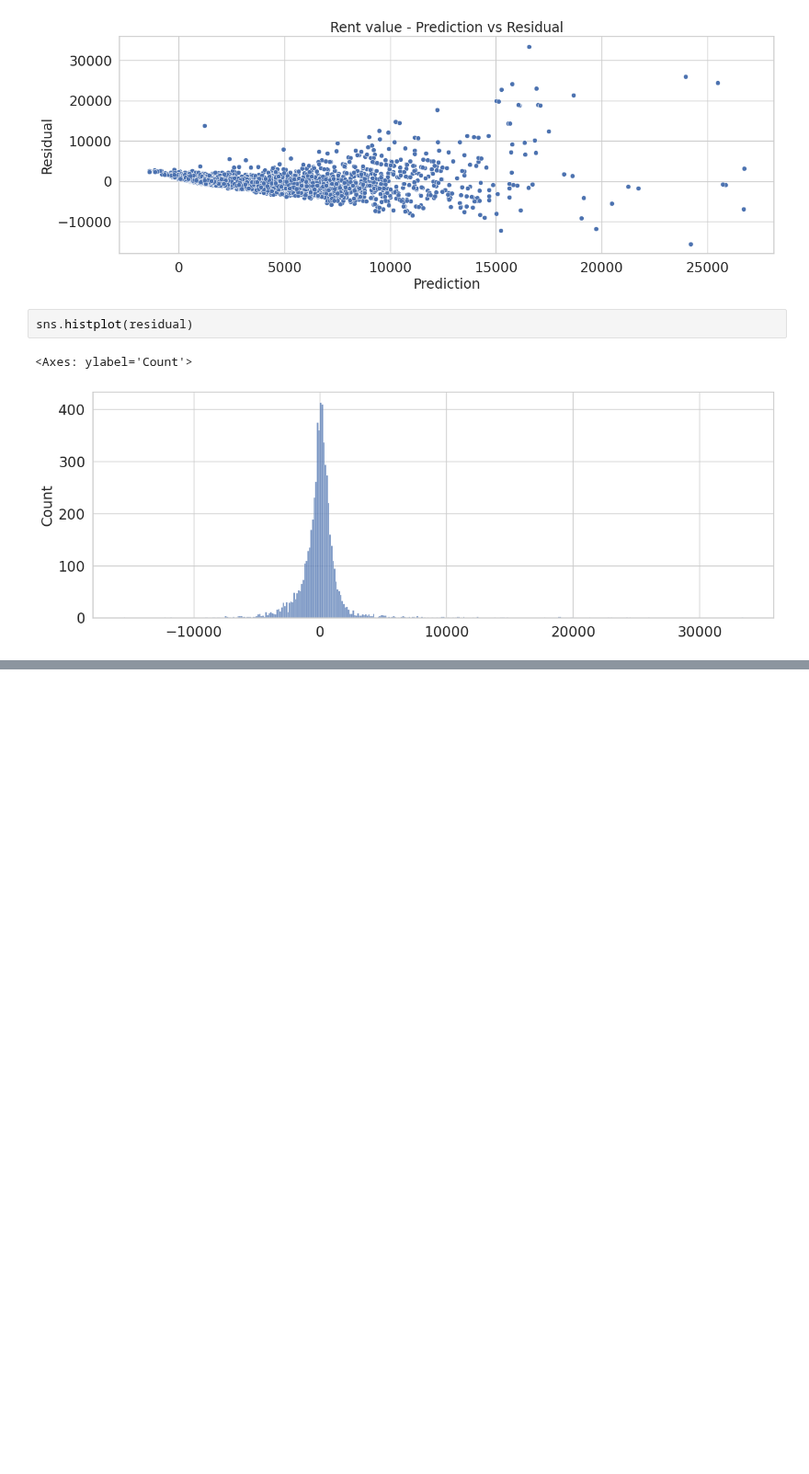
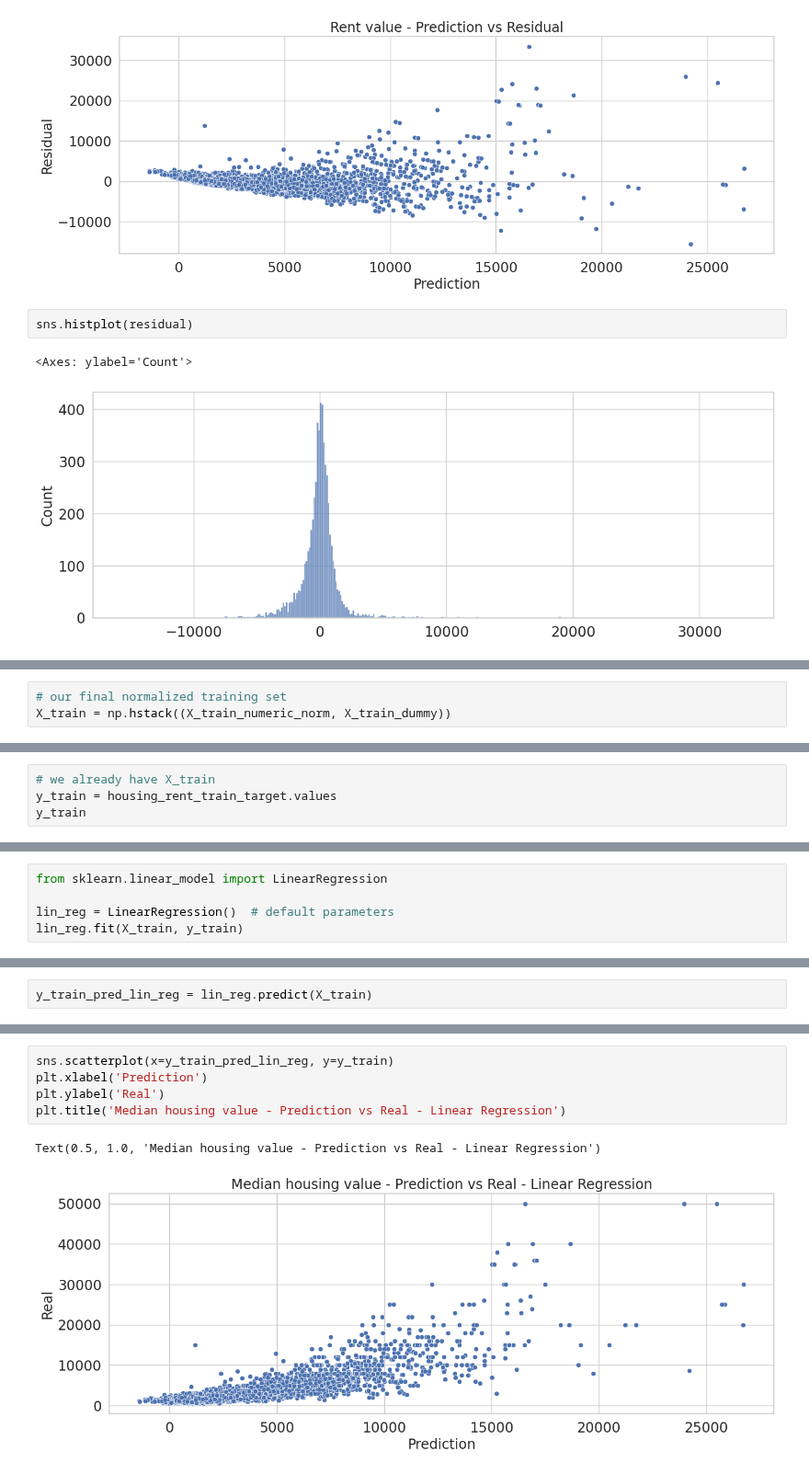
Before and after one commit to HWatanuki/Trabalho_D2APR, a Jupyter notebook: saopaulo-housing.ipynb, the cells around one changed output, grey strips where cells are left out. Shown at 92% size. Drawn from its saved outputs; the diff is of its cells as text; blank space fills up the shorter version.

```diff
--- a/saopaulo-housing.ipynb
+++ b/saopaulo-housing.ipynb
@@ -663,0 +763,3 @@ sns.histplot(residual)
+# %%
+# our final normalized training set
+X_train = np.hstack((X_train_numeric_norm, X_train_dummy))
@@ -663,0 +782,4 @@ sns.histplot(residual)
+# %%
+# we already have X_train
+y_train = housing_rent_train_target.values
+y_train
@@ -663,0 +788,5 @@ sns.histplot(residual)
+# %%
+from sklearn.linear_model import LinearRegression
+
+lin_reg = LinearRegression()  # default parameters
+lin_reg.fit(X_train, y_train)
@@ -663,0 +795,2 @@ sns.histplot(residual)
+# %%
+y_train_pred_lin_reg = lin_reg.predict(X_train)
@@ -663,0 +811,8 @@ sns.histplot(residual)
+# %%
+sns.scatterplot(x=y_train_pred_lin_reg, y=y_train)
+plt.xlabel('Prediction')
+plt.ylabel('Real')
+plt.title('Median housing value - Prediction vs Real - Linear Regression')
+# %% [output]
+Text(0.5, 1.0, 'Median housing value - Prediction vs Real - Linear Regression')
+[figure, added]
```
Also changed, not shown: parts of 31 cells of this notebook.
